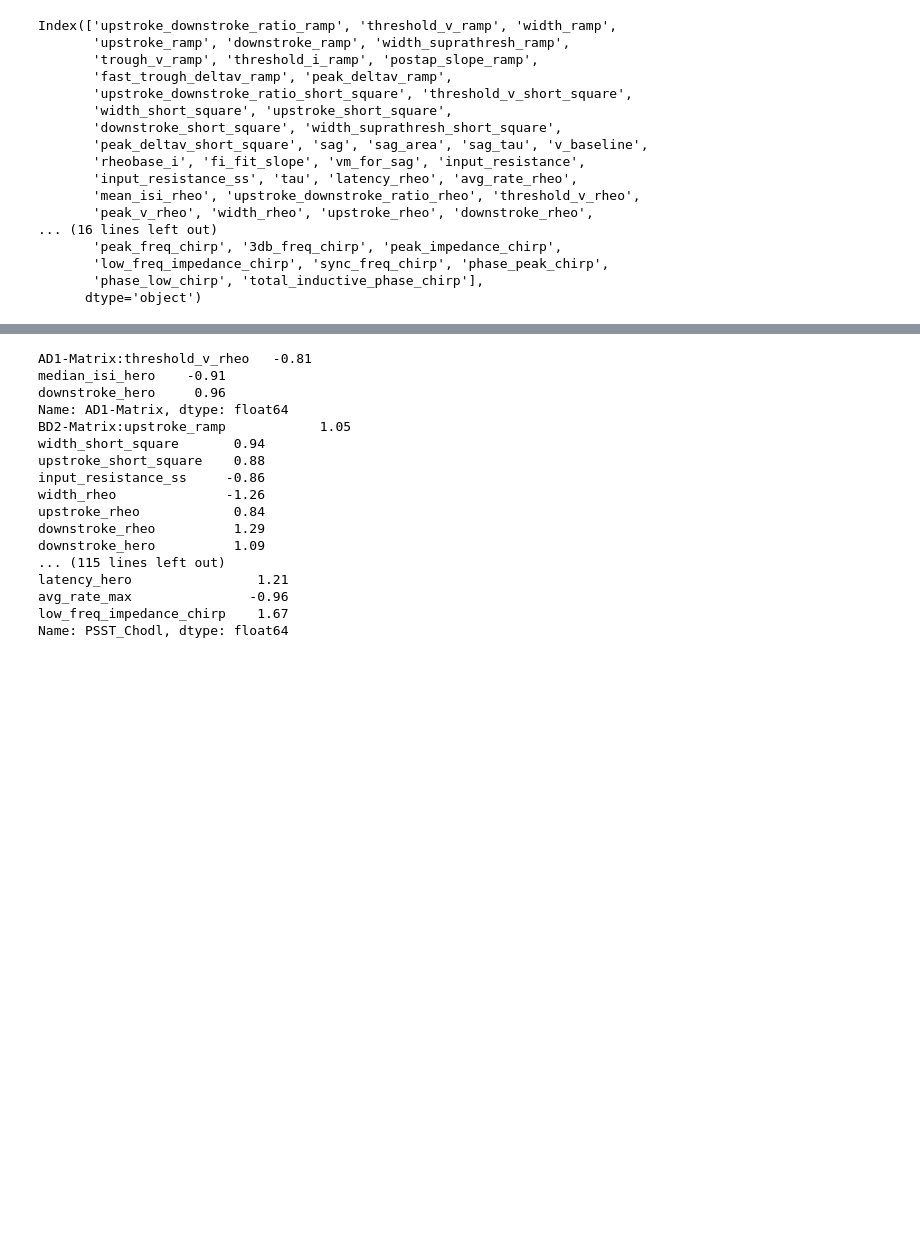
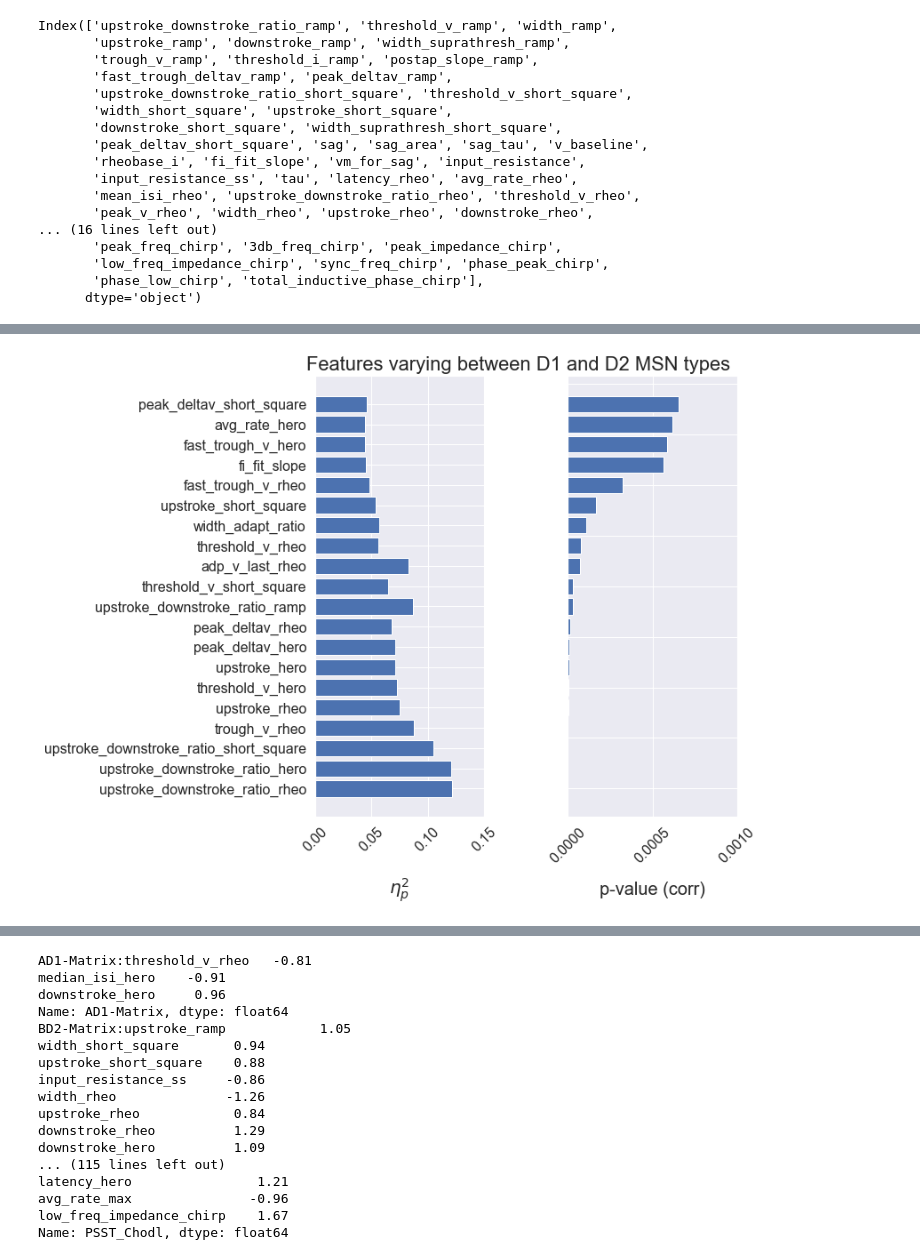
Before and after one commit to xpliu16/celltypes, a Jupyter notebook: NHP_BG_anal/Clean_analysis_ML_BG.ipynb, the cells around one changed output, grey strips where cells are left out. Cells and saved outputs as stored; diff of their text form; code cells hidden in the pictures; blank space fills up the shorter version.

```diff
--- a/NHP_BG_anal/Clean_analysis_ML_BG.ipynb
+++ b/NHP_BG_anal/Clean_analysis_ML_BG.ipynb
@@ -425,0 +565,25 @@ array([ 8.69779243e-17,  2.07408897e-16,  3.74674136e-16, -1.63919934e-16,
+# %%
+fig, axs = plt.subplots(1, 2, figsize=(11.5, 9), sharey=False)
+y_pos = np.arange(20)
+#axs[1].bar(df_D12['Feature'][:20], df_D12['p-value'][:20])
+axs[1].barh(y_pos, df_D12['p-value'][:20], align='center')
+#axs[1].set_xticklabels(axs[0].get_xticklabels(), rotation = 90, fontsize = 16)
+axs[1].set_yticklabels([])
+axs[1].set_xlabel('p-value (corr)', fontsize = 20, labelpad = 18)
+axs[1].tick_params(axis='both', which='major', labelsize=16, rotation= 45)
+#plt.setp(axs[1].get_xticklabels(), rotation=50, ha="center", rotation_mode="anchor")
+axs[1].set_xlim([0.0,0.001])
+
+#axs[0].barh(df_D12['Feature'][:20], df_D12['Partial_eta_squared'][:20])
+axs[0].barh(y_pos, df_D12['Partial_eta_squared'][:20])
+#axs[0].set_yticklabels(axs[1].get_xticklabels(), rotation = 45, ha = "right", rotation_mode = "anchor", fontsize = 22)
+axs[0].tick_params(axis='both', which='major', labelsize=16, rotation = 45)
+axs[0].set_yticks(y_pos, labels=df_D12['Feature'][:20], rotation = 0, ha = "right", rotation_mode = "anchor")
+axs[0].set_xlabel(r'$\eta_{p}^{2}$', fontsize = 20, labelpad = 25)
+axs[0].set_xlim([0,0.15])
+axs[0].set_title('Features varying between D1 and D2 MSN types', fontsize = 22, x = 1.2)
+#axs[0].set_title('Features varying between D1 and D2 MSN types', fontsize = 22)
+
+fig.tight_layout()
+# %% [output]
+[figure, added]
```
Also changed, not shown: parts of 10 cells of this notebook, 2 other files.
